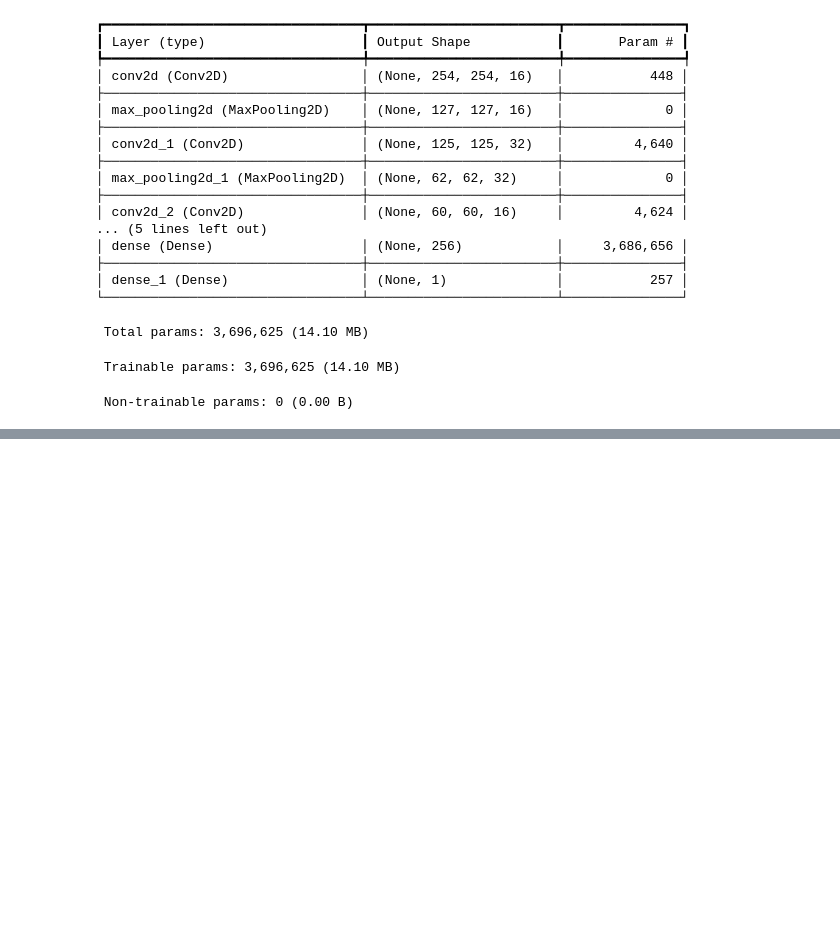
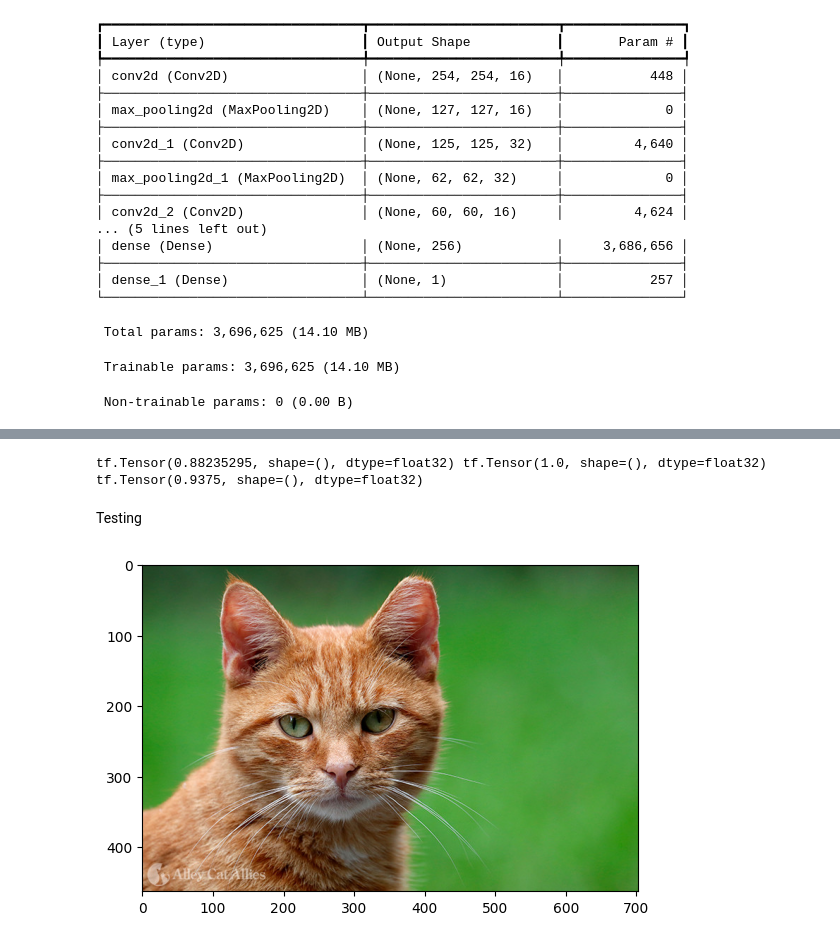
Before and after one commit to CodyLikeSo/cnn_sentiment, a Jupyter notebook: main.ipynb, the cells around one changed output, grey strips where cells are left out. Saved outputs shown, nothing was run; the diff lists cells and outputs as text; code cells hidden in the pictures; blank space fills up the shorter version.

```diff
--- a/main.ipynb
+++ b/main.ipynb
@@ -139,0 +234,19 @@ tensorboard_callback = tf.keras.callbacks.TensorBoard(log_dir=logdir)
+# %%
+print(pre.result(), re.result(), acc.result())
+# %% [output]
+tf.Tensor(0.88235295, shape=(), dtype=float32) tf.Tensor(1.0, shape=(), dtype=float32) tf.Tensor(0.9375, shape=(), dtype=float32)
+# %% [markdown]
+Testing
+# %%
+import cv2
+path_to_cat = '/home/cody/Code/Python/ML/cnn_model/cat.jpg'
+# %%
+# img = cv2.imread(path_to_cat)
+# plt.imshow(img)
+# plt.show()
+
+img = cv2.imread(path_to_cat)
+plt.imshow(cv2.cvtColor(img, cv2.COLOR_BGR2RGB))
+plt.show()
+# %% [output]
+[figure, added]
```
Also changed, not shown: parts of 22 cells of this notebook, 1 other file.
